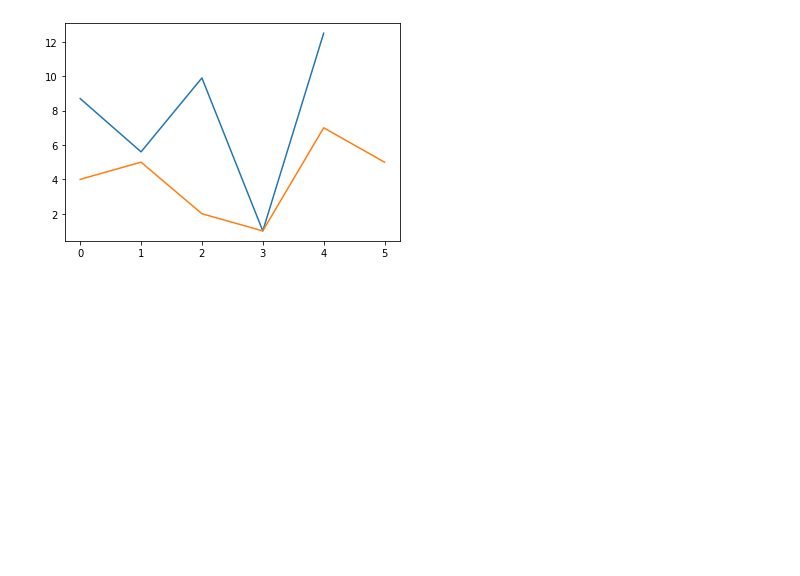
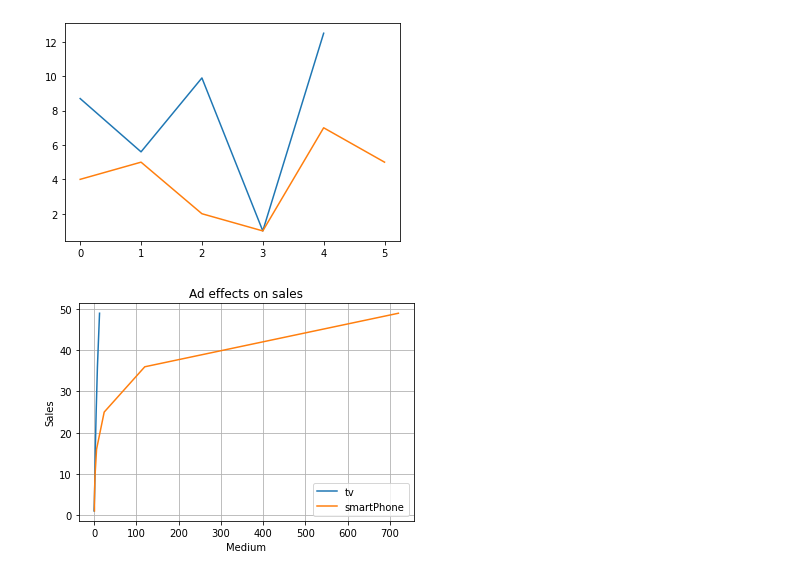
Before and after one commit to cloud1work1/matplotlib-tutorial, a Jupyter notebook: Matplotlib_tutorial.ipynb, the cells around one changed output. Saved outputs shown, nothing was run; the diff lists cells and outputs as text; code cells hidden in the pictures; blank space fills up the shorter version.

```diff
--- a/Matplotlib_tutorial.ipynb
+++ b/Matplotlib_tutorial.ipynb
@@ -83,3 +83,22 @@ plt.plot(y)
 # %% [output]
 [<matplotlib.lines.Line2D at 0x...>]
 [figure]
+# %%
+import matplotlib.pyplot as plt
+import numpy as np
+import pandas as pd
+
+#use of grid
+y = [1,4, 9, 16, 25, 36,49]
+x=[0,1,2,3,5,8,13]
+x1=[1,1,2,6,24,120,720]
+plt.plot(x,y)
+plt.plot(x1,y)
+plt.legend(labels=('tv','smartPhone'), loc='lower right')
+plt.xlabel('Medium')
+plt.ylabel('Sales')
+plt.grid()
+plt.title('Ad effects on sales')
+plt.show()
+# %% [output]
+[figure, added]
```
Also changed, not shown: parts of 1 cell of this notebook.
